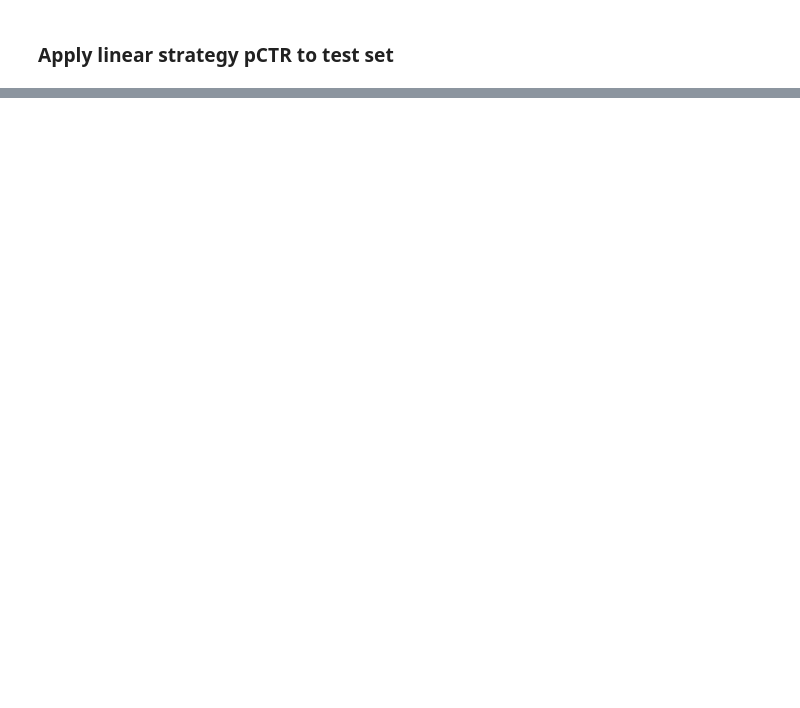
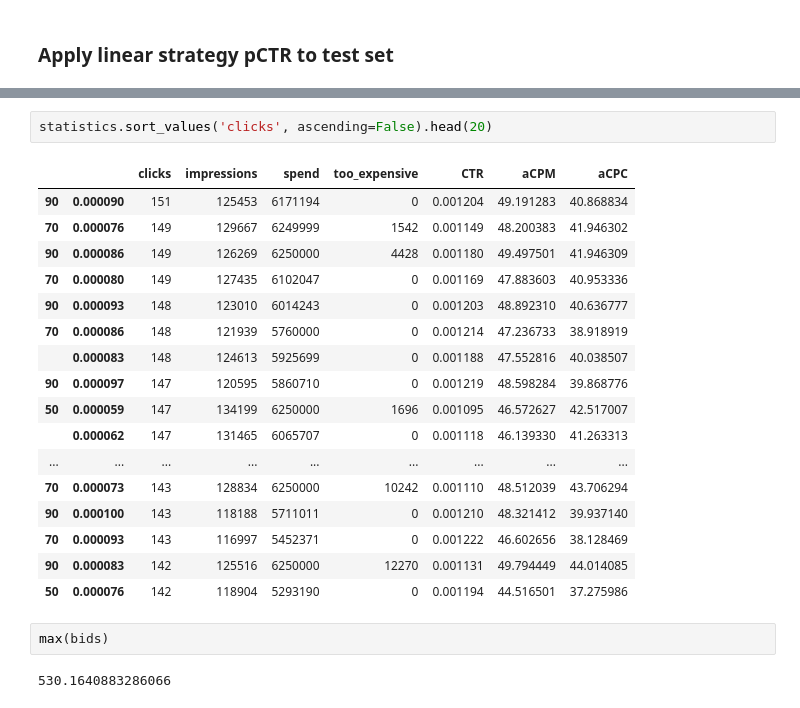
Before and after one commit to FaizalNafis/maai_bid_strategy, a Jupyter notebook: Q3.ipynb, the cells around one changed output, grey strips where cells are left out. Saved outputs shown, nothing was run; the diff lists cells and outputs as text; blank space fills up the shorter version.

```diff
--- a/Q3.ipynb
+++ b/Q3.ipynb
@@ -770,0 +409,24 @@ test_raw = pd.read_csv('../we_data/test.csv')
+# %%
+statistics.sort_values('clicks', ascending=False).head(20)
+# %% [output]
+|  |  | clicks | impressions | spend | too_expensive | CTR | aCPM | aCPC |
+| 90 | 0.000090 | 151 | 125453 | 6171194 | 0 | 0.001204 | 49.191283 | 40.868834 |
+| 70 | 0.000076 | 149 | 129667 | 6249999 | 1542 | 0.001149 | 48.200383 | 41.946302 |
+| 90 | 0.000086 | 149 | 126269 | 6250000 | 4428 | 0.001180 | 49.497501 | 41.946309 |
+| 70 | 0.000080 | 149 | 127435 | 6102047 | 0 | 0.001169 | 47.883603 | 40.953336 |
+| 90 | 0.000093 | 148 | 123010 | 6014243 | 0 | 0.001203 | 48.892310 | 40.636777 |
+| 70 | 0.000086 | 148 | 121939 | 5760000 | 0 | 0.001214 | 47.236733 | 38.918919 |
+|  | 0.000083 | 148 | 124613 | 5925699 | 0 | 0.001188 | 47.552816 | 40.038507 |
+| 90 | 0.000097 | 147 | 120595 | 5860710 | 0 | 0.001219 | 48.598284 | 39.868776 |
+| 50 | 0.000059 | 147 | 134199 | 6250000 | 1696 | 0.001095 | 46.572627 | 42.517007 |
+|  | 0.000062 | 147 | 131465 | 6065707 | 0 | 0.001118 | 46.139330 | 41.263313 |
+| ... | ... | ... | ... | ... | ... | ... | ... | ... |
+| 70 | 0.000073 | 143 | 128834 | 6250000 | 10242 | 0.001110 | 48.512039 | 43.706294 |
+| 90 | 0.000100 | 143 | 118188 | 5711011 | 0 | 0.001210 | 48.321412 | 39.937140 |
+| 70 | 0.000093 | 143 | 116997 | 5452371 | 0 | 0.001222 | 46.602656 | 38.128469 |
+| 90 | 0.000083 | 142 | 125516 | 6250000 | 12270 | 0.001131 | 49.794449 | 44.014085 |
+| 50 | 0.000076 | 142 | 118904 | 5293190 | 0 | 0.001194 | 44.516501 | 37.275986 |
+# %%
+max(bids)
+# %% [output]
+530.1640883286066
```
Also changed, not shown: parts of 51 cells of this notebook, 1 other file.
